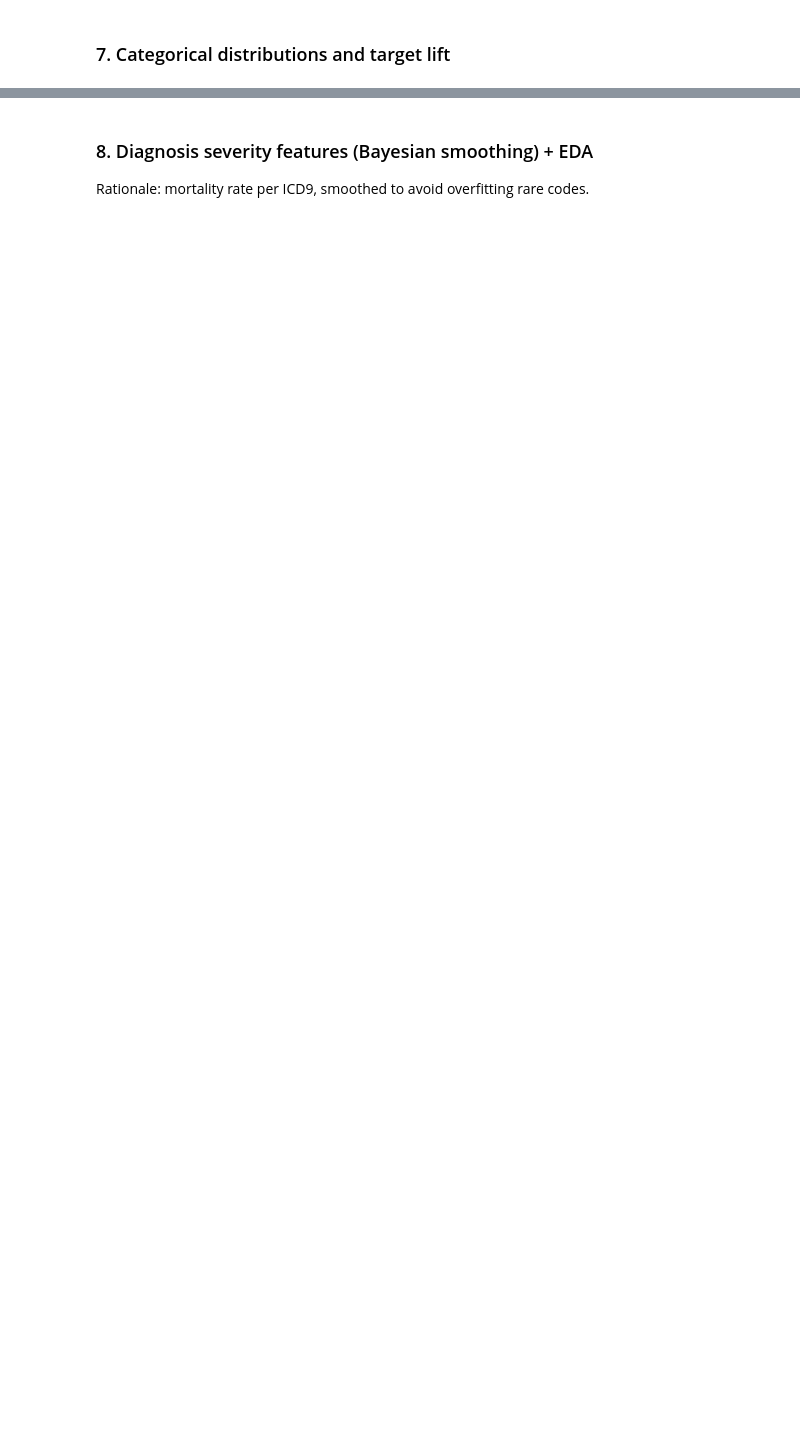
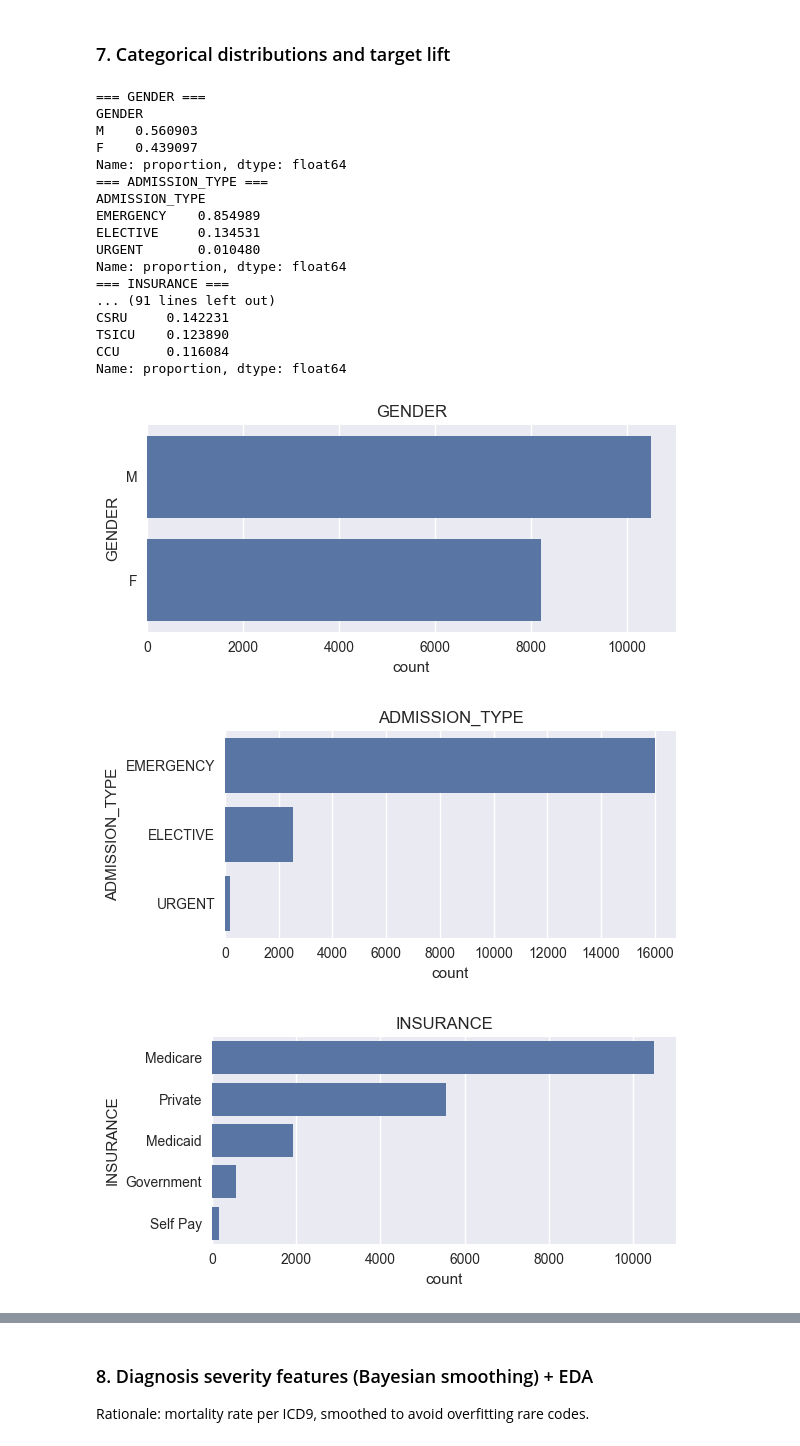
Before and after one commit to majoargote/ml_final_project, a Jupyter notebook: OLD/Argote_Mariajose_CML_IAHelp.ipynb, the cells around one changed output, grey strips where cells are left out. Saved outputs shown, nothing was run; the diff lists cells and outputs as text; code cells hidden in the pictures; blank space fills up the shorter version.

```diff
--- a/OLD/Argote_Mariajose_CML_IAHelp.ipynb
+++ b/OLD/Argote_Mariajose_CML_IAHelp.ipynb
@@ -245,21 +245,41 @@ OverflowError: Overflow in int64 addition
 # %%
 demographic_cols = ["GENDER", "ADMISSION_TYPE", "INSURANCE", "RELIGION", "MARITAL_STATUS", "ETHNICITY", "FIRST_CAREUNIT"]
 
 if EDA:
     for col in demographic_cols:
         if col in train_age.columns:
-            print(f"
-=== {col} ===")
+            print(f"=== {col} ===")
             print(train_age[col].value_counts(normalize=True).head(10))
             plt.figure(figsize=(6,3))
             sns.countplot(y=col, data=train_age, order=train_age[col].value_counts().index)
             plt.title(col)
             plt.tight_layout()
 
     cat_for_target = [c for c in ["GENDER","ETHNICITY","INSURANCE","FIRST_CAREUNIT"] if c in train_age.columns]
     for col in cat_for_target:
         plt.figure(figsize=(6,3))
         sns.barplot(x=col, y="HOSPITAL_EXPIRE_FLAG", data=train_age, estimator=np.mean)
         plt.title(f"Mortality rate by {col}")
         plt.xticks(rotation=45, ha="right")
         plt.tight_layout()
+# %% [output]
+=== GENDER ===
+GENDER
+M    0.560903
+F    0.439097
+Name: proportion, dtype: float64
+=== ADMISSION_TYPE ===
+ADMISSION_TYPE
+EMERGENCY    0.854989
+ELECTIVE     0.134531
+URGENT       0.010480
+Name: proportion, dtype: float64
+=== INSURANCE ===
+... (91 lines left out)
+CSRU     0.142231
+TSICU    0.123890
+CCU      0.116084
+Name: proportion, dtype: float64
+[figure, added]
+[figure, added]
+[figure, added]
```
Also changed, not shown: parts of 9 cells of this notebook, 4 other files.
